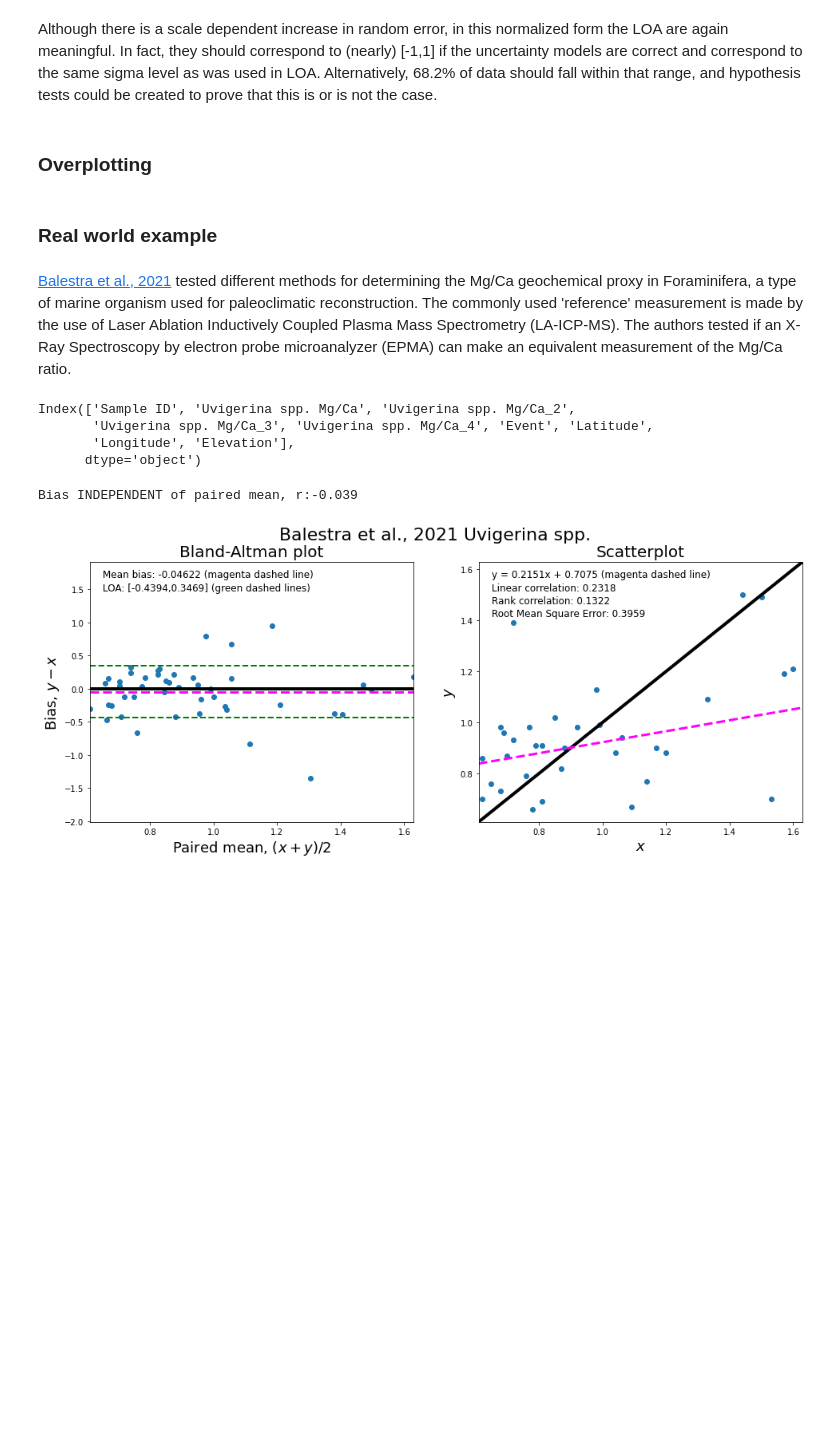
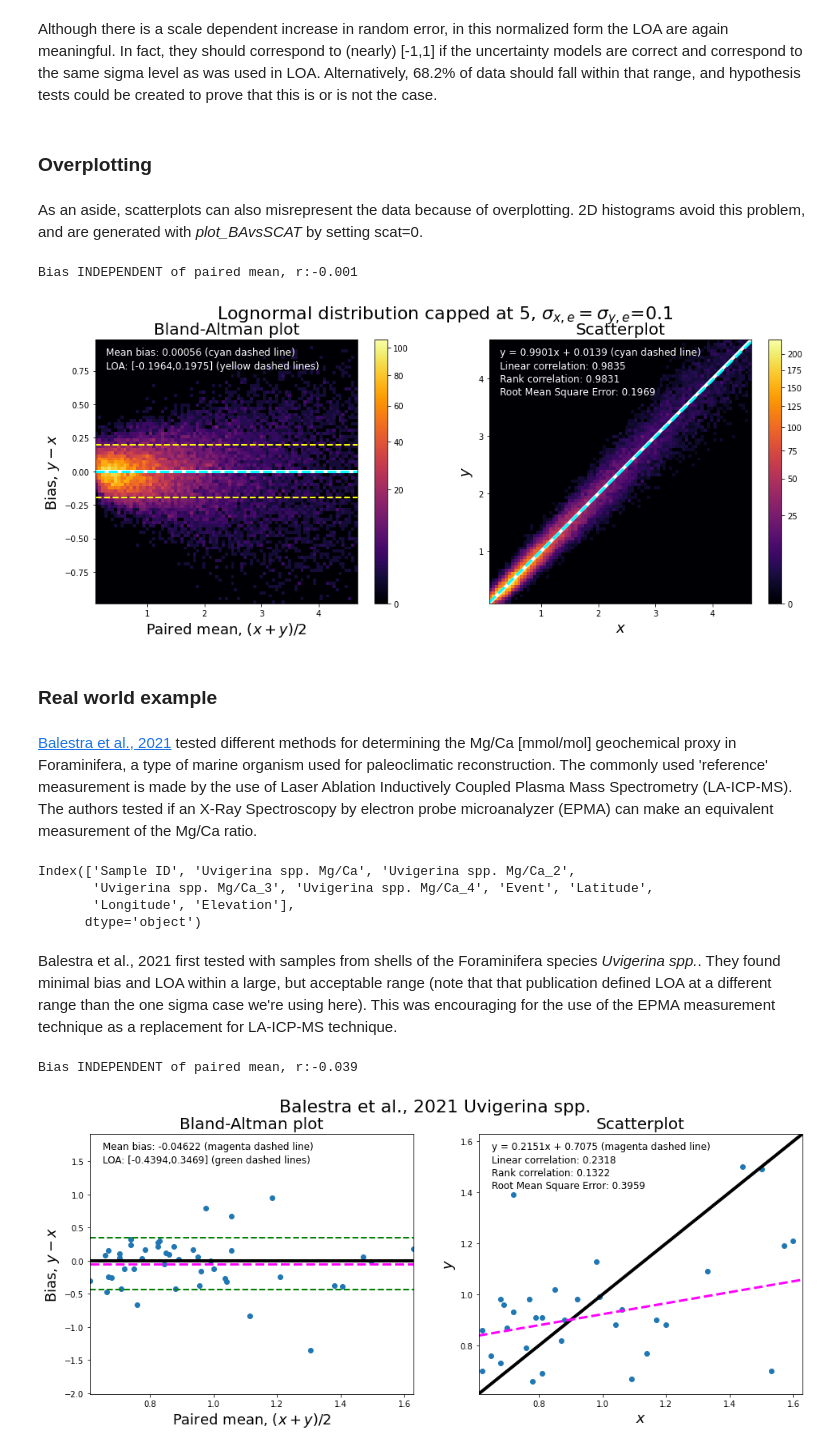
Before and after one commit to knobelsp/BlandAltman, a Jupyter notebook: BlandAltman.ipynb, the cells around one changed output. Drawn from its saved outputs; the diff is of its cells as text; code cells hidden in the pictures; blank space fills up the shorter version.

```diff
--- a/BlandAltman.ipynb
+++ b/BlandAltman.ipynb
@@ -81,7 +81,7 @@ Requirement already satisfied: idna<3,>=2.5 in /usr/local/lib/python3.7/dist-pac
 # xx_unc_modl and yy_unc_modl: uncertainty models for xx and yy. Used for normalization
 #   of the bias. Default value corresponds to no normalization.
 
-def plot_BAvsScat(x_input,y_input,label='',saveplot=0, scat=0, binscale=1.0, xx_unc_modl=np.sqrt(0.5), yy_unc_modl=np.sqrt(0.5)):
+def plot_BAvsScat(x_input,y_input,label='',saveplot=0, scat=1, binscale=1.0, xx_unc_modl=np.sqrt(0.5), yy_unc_modl=np.sqrt(0.5)):
     #deal with inputs
     xx=np.asarray(x_input)
     yy=np.asarray(y_input)
@@ -495,10 +495,31 @@ Bias INDEPENDENT of paired mean, r:0.040
 Although there is a scale dependent increase in random error, in this normalized form the LOA are again meaningful. In fact, they should correspond to (nearly) [-1,1] if the uncertainty models are correct and correspond to the same sigma level as was used in LOA. Alternatively, 68.2% of data should fall within that range, and hypothesis tests could be created to prove that this is or is not the case.
 # %% [markdown]
 ### Overplotting
+# %% [markdown]
+As an aside, scatterplots can also misrepresent the data because of overplotting. 2D histograms avoid this problem, and are generated with *plot_BAvsSCAT* by setting scat=0.
+# %%
+leng=30000
+#source=np.random.standard_normal(size=(leng)) #this is the true value
+
+source=np.random.lognormal(0.1,1,size=(leng)) #this is the true value
+source=source[source <=5] #cap source data at 3
+leng=len(source)
+
+random_error=0.1 #set a random error of 10% as wide as a standard normal distribution
+xx_error_rand=random_error*np.random.standard_normal(size=(leng)) #generate random error for measurement x
+xx= source + xx_error_rand #x is the true value (source) plus errors
+
+yy_error_rand=random_error*np.random.standard_normal(size=(leng))*source #generate random error for measurement y with heteroscedasticity
+yy= source + yy_error_rand #y is the true value (source) plus  errors
+
+ba_lognormcap_scalebias=plot_BAvsScat(xx,yy,label='Lognormal distribution capped at 5, $\sigma_{x,e}=\sigma_{y,e}$=0.1',scat=0)
+# %% [output]
+Bias INDEPENDENT of paired mean, r:-0.001
+[figure, added]
 # %% [markdown]
 ### Real world example
 # %% [markdown]
-<a href="https://doi.org/10.1029/2020GC009449">Balestra et al., 2021</a> tested different methods for determining the Mg/Ca geochemical proxy in Foraminifera, a type of marine organism used for paleoclimatic reconstruction. The commonly used 'reference' measurement is made by the use of Laser Ablation Inductively Coupled Plasma Mass Spectrometry (LA-ICP-MS). The authors tested if an X-Ray Spectroscopy by electron probe microanalyzer (EPMA) can make an equivalent measurement of the Mg/Ca ratio.
+<a href="https://doi.org/10.1029/2020GC009449">Balestra et al., 2021</a> tested different methods for determining the Mg/Ca [mmol/mol] geochemical proxy in Foraminifera, a type of marine organism used for paleoclimatic reconstruction. The commonly used 'reference' measurement is made by the use of Laser Ablation Inductively Coupled Plasma Mass Spectrometry (LA-ICP-MS). The authors tested if an X-Ray Spectroscopy by electron probe microanalyzer (EPMA) can make an equivalent measurement of the Mg/Ca ratio.
 # %%
 #read data files
 universa=PanDataSet('10.1594/PANGAEA.926486')
@@ -509,6 +530,8 @@ Index(['Sample ID', 'Uvigerina spp. Mg/Ca', 'Uvigerina spp. Mg/Ca_2',
        'Uvigerina spp. Mg/Ca_3', 'Uvigerina spp. Mg/Ca_4', 'Event', 'Latitude',
        'Longitude', 'Elevation'],
       dtype='object')
+# %% [markdown]
+Balestra et al., 2021 first tested with samples from shells of the Foraminifera species *Uvigerina spp.*. They found minimal bias and LOA within a large, but acceptable range (note that that publication defined LOA at a different range than the one sigma case we're using here). This was encouraging for the use of the EPMA measurement technique as a replacement for LA-ICP-MS technique.
 # %%
 uvigerina_epma=np.asarray(uvigerina.data['Uvigerina spp. Mg/Ca'])
 uvigerina_laicpms=np.asarray(uvigerina.data['Uvigerina spp. Mg/Ca_3'])
```
Also changed, not shown: parts of 8 cells of this notebook.
